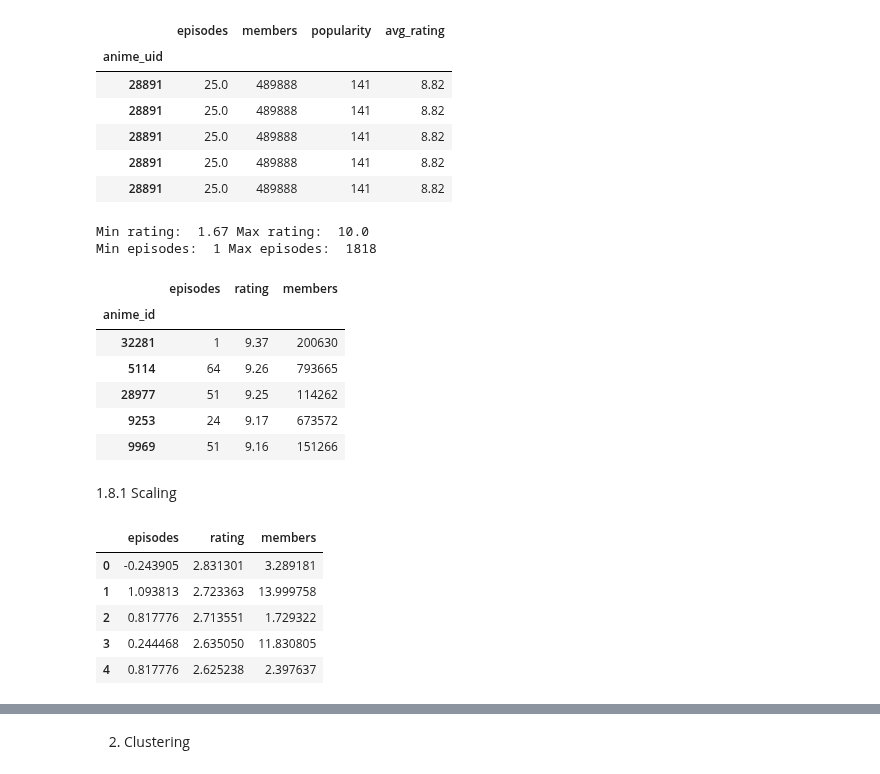
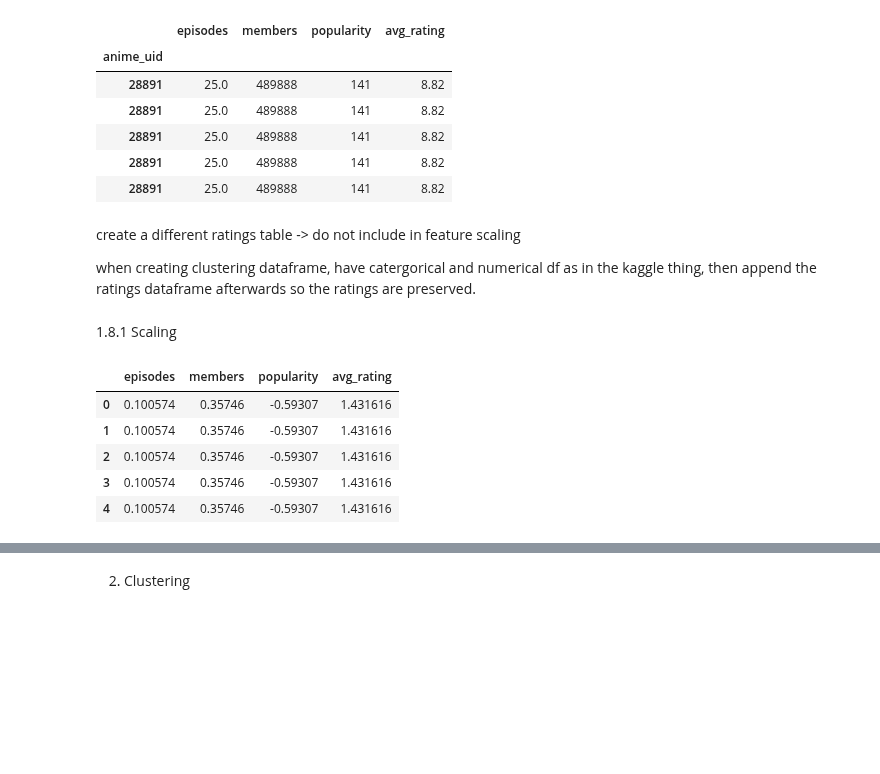
Before and after one commit to Haaris-Syed/AnimeRecommender, a Jupyter notebook: AnimeDataset-Preprocessing.ipynb, the cells around one changed output, grey strips where cells are left out. Saved outputs shown, nothing was run; the diff lists cells and outputs as text; code cells hidden in the pictures; blank space fills up the shorter version.

Commit message:
formed dataframe needed for clustering

```diff
--- a/AnimeDataset-Preprocessing.ipynb
+++ b/AnimeDataset-Preprocessing.ipynb
@@ -113,7 +112,8 @@ merged_anime_reviews_df.head()
 Categorical encoding -> Separating genres into their own respective column
 # %%
 # replace the characters "[]'" with an empty space as the genre column is already of type string
-merged_anime_reviews_df['genre'] = [merged_anime_reviews_df['genre'][0].translate({ord(i): "" for i in "[]'"}) for anime in merged_anime_reviews_df['genre']]
+merged_anime_reviews_df['genre'] = [merged_anime_reviews_df['genre'][0].translate(
+    {ord(i): "" for i in "[]'"}) for anime in merged_anime_reviews_df['genre']]
 
 merged_anime_reviews_df.head(5)
 # %% [output]
@@ -396,5 +435,5 @@ categorical_df.head()
 # %%
-numerical_df.drop('user_id', axis=1, inplace=True)
+numerical_df.drop(['user_id', 'Overall', 'Story', 'Animation', 'Sound', 'Character', 'Enjoyment'], axis=1, inplace=True)
 numerical_df.set_index('anime_uid', inplace=True)
 
 numerical_df.head()
@@ -422,37 +461,24 @@ numerical_df.head()
 | 28891 | 25.0 | 489888 | 141 | 8.82 |
 | 28891 | 25.0 | 489888 | 141 | 8.82 |
 | 28891 | 25.0 | 489888 | 141 | 8.82 |
-# %%
-print('Min average rating: ', min(numerical_df['avg_rating']), 'Max rating: ', max(numerical_df['avg_rating']))
-print('Min episodes: ', min(numerical_df['episodes']), 'Max episodes: ', max(numerical_df['episodes']))
-# %% [output]
-Min rating:  1.67 Max rating:  10.0
-Min episodes:  1 Max episodes:  1818
-# %%
-# set anime_id as the index so it doesnt get scaled as well
-numerical_df.set_index('anime_id',inplace=True)
-numerical_df.head()
-# %% [output]
-|  | episodes | rating | members |
-| anime_id |  |  |  |
-| 32281 | 1 | 9.37 | 200630 |
-| 5114 | 64 | 9.26 | 793665 |
-| 28977 | 51 | 9.25 | 114262 |
-| 9253 | 24 | 9.17 | 673572 |
-| 9969 | 51 | 9.16 | 151266 |
+# %% [markdown]
+create a different ratings table -> do not include in feature scaling
+
+when creating clustering dataframe, have catergorical and numerical df as in the kaggle thing, then append the ratings dataframe afterwards
+so the ratings are preserved.
 # %% [markdown]
 1.8.1 Scaling
 # %%
 from sklearn.preprocessing import StandardScaler
 
 scaler = StandardScaler()
-scaled_df = pd.DataFrame(scaler.fit_transform(numerical_df),columns=numerical_df.columns)
+scaled_numerical_df = pd.DataFrame(scaler.fit_transform(numerical_df),columns=numerical_df.columns)
 
-scaled_df.head()
+scaled_numerical_df.head()
 # %% [output]
-|  | episodes | rating | members |
-| 0 | -0.243905 | 2.831301 | 3.289181 |
-| 1 | 1.093813 | 2.723363 | 13.999758 |
-| 2 | 0.817776 | 2.713551 | 1.729322 |
-| 3 | 0.244468 | 2.635050 | 11.830805 |
-| 4 | 0.817776 | 2.625238 | 2.397637 |
+|  | episodes | members | popularity | avg_rating |
+| 0 | 0.100574 | 0.35746 | -0.59307 | 1.431616 |
+| 1 | 0.100574 | 0.35746 | -0.59307 | 1.431616 |
+| 2 | 0.100574 | 0.35746 | -0.59307 | 1.431616 |
+| 3 | 0.100574 | 0.35746 | -0.59307 | 1.431616 |
+| 4 | 0.100574 | 0.35746 | -0.59307 | 1.431616 |
```
Also changed, not shown: parts of 11 cells of this notebook.
